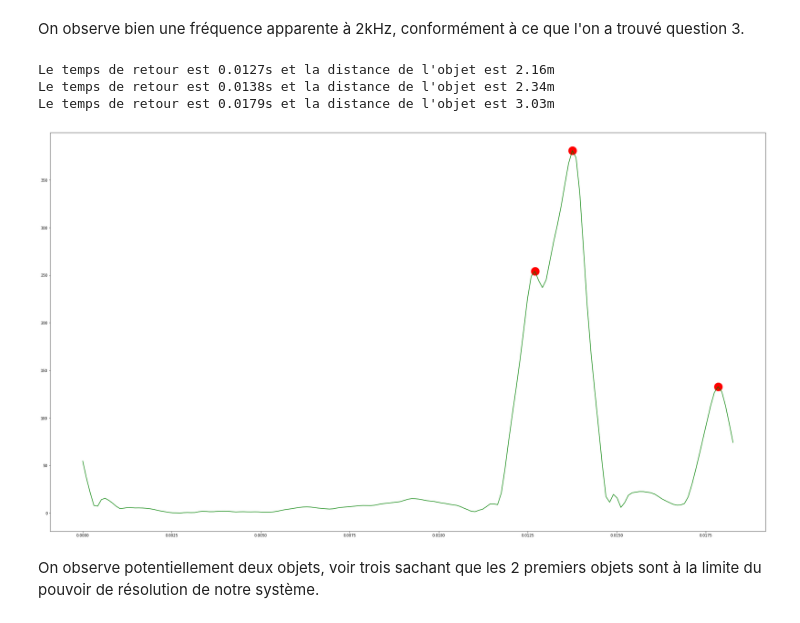
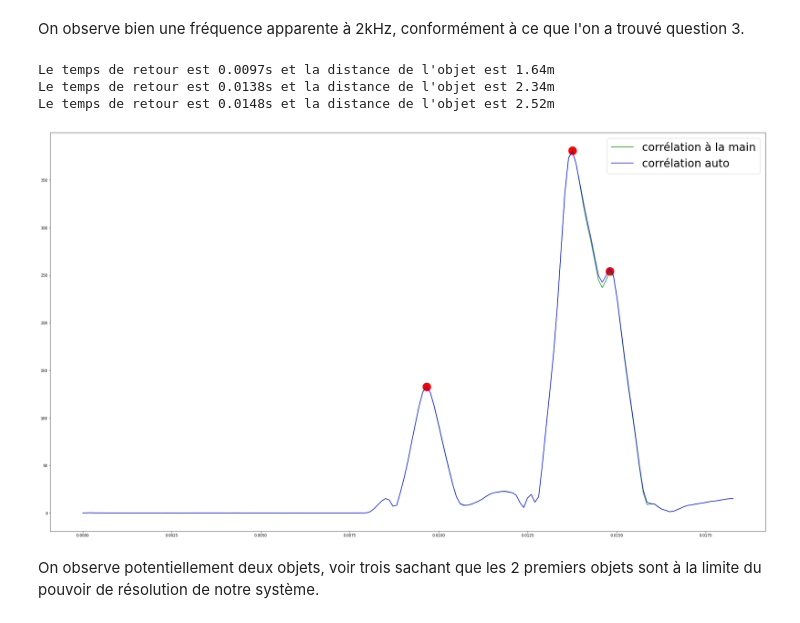
Before and after one commit to 21garbe/Traitement-du-siganl---1A, a Jupyter notebook: mini_projet_radar.ipynb, the cells around one changed output. Saved outputs shown, nothing was run; the diff lists cells and outputs as text; code cells hidden in the pictures.

Commit message:
Correction de corrélation

```diff
--- a/mini_projet_radar.ipynb
+++ b/mini_projet_radar.ipynb
@@ -288,7 +289,7 @@ data = scipy.io.loadmat('data/signal1.mat') # chargement du fichier de données
 
 e = data['e'][:,0]
 r = data['r'][:,0]
-Fs = data['Fs']
+Fs = data['Fs'][:,0]
 N = len(r)                              # nombre de points du signal
 d = c * np.arange(0,N)/Fs/2             # axe distance (metres)
 
@@ -297,7 +298,7 @@ resol_theorique = None                    # résolution théorique
 # %%
 
 #tracés
-time = np.arange(0, N)/Fs[:,0]
+time = np.arange(0, N)/Fs
 fig = plt.figure(figsize=(30, 20))
 plt.plot(time, e, color ='r', label = 'émis')
 plt.plot(time, r, color = 'b', label = 'reçu')
@@ -328,24 +329,27 @@ def f_corr(e, r, k):     # Calcul de la corrélation par FFT
     S = 0
     for i in range(N):
         try:
-            S += e[i] * (r[i-k].conjugate())
+            S += r[i] * (np.conjugate(e[i-k + N//2]))
         except Exception as exc:
             S += 0
     return S
 # %%
 plt.figure(figsize=(35, 20))
 cor_fft = [abs(f_corr(e, r, k)) for k in range(N)]
 peaks = find_peaks(np.array(cor_fft), height = 75)
-plt.plot(time, cor_fft, color = 'g', label = "corrélation")
+plt.plot(time, cor_fft, color = 'g', label = "corrélation à la main")
+plt.plot(time, abs(np.correlate(r, e, mode = 'same')), color = 'b', label = "corrélation auto")
 for peak in peaks[0]:
     plt.scatter(time[peak], cor_fft[peak], color ='r', s = 5e2)
     print (f"Le temps de retour est {time[peak]:.4f}s et la distance de l'objet est {c*time[peak]/2:.2f}m")
+
+plt.legend(fontsize = 30)
 plt.show()
 # %% [output]
-Le temps de retour est 0.0127s et la distance de l'objet est 2.16m
+Le temps de retour est 0.0097s et la distance de l'objet est 1.64m
 Le temps de retour est 0.0138s et la distance de l'objet est 2.34m
-Le temps de retour est 0.0179s et la distance de l'objet est 3.03m
+Le temps de retour est 0.0148s et la distance de l'objet est 2.52m
-[figure, old version]
+[figure, new version]
 # %% [markdown]
 On observe potentiellement deux objets, voir trois sachant que les 2 premiers objets sont à la limite du pouvoir de résolution de notre système.
 # %% [markdown]
```
Also changed, not shown: parts of 12 cells of this notebook.
